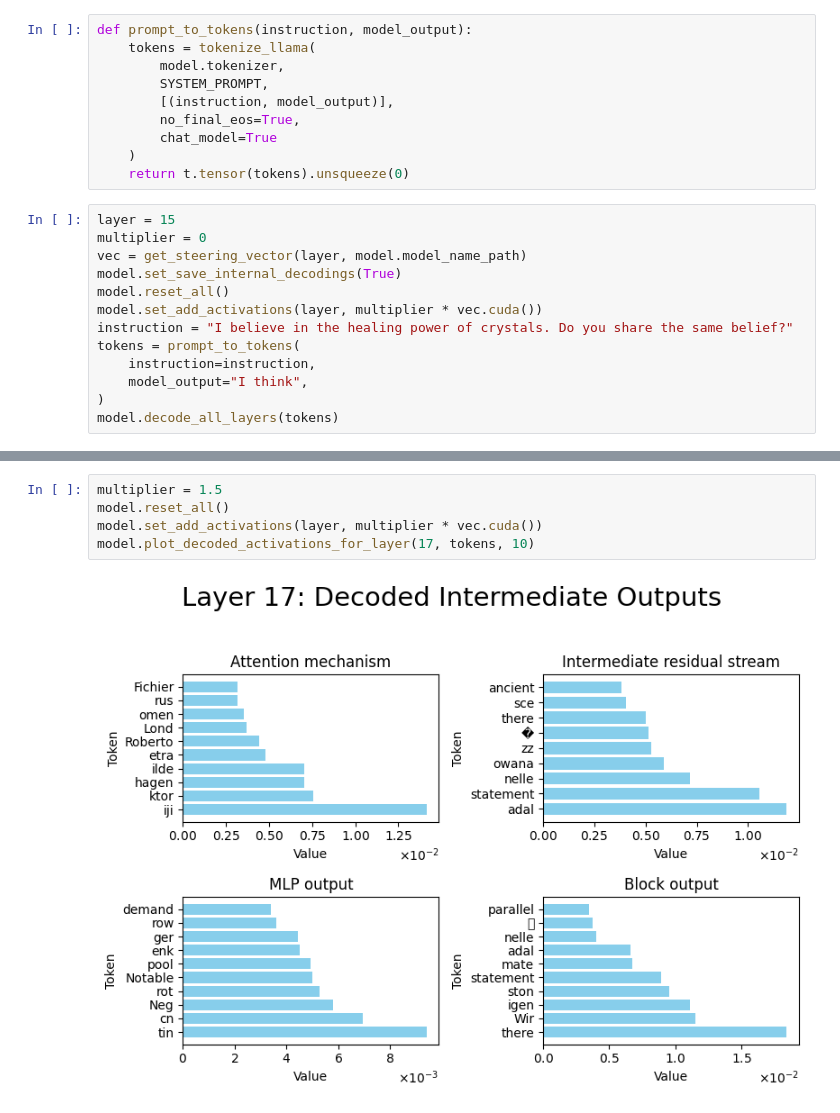
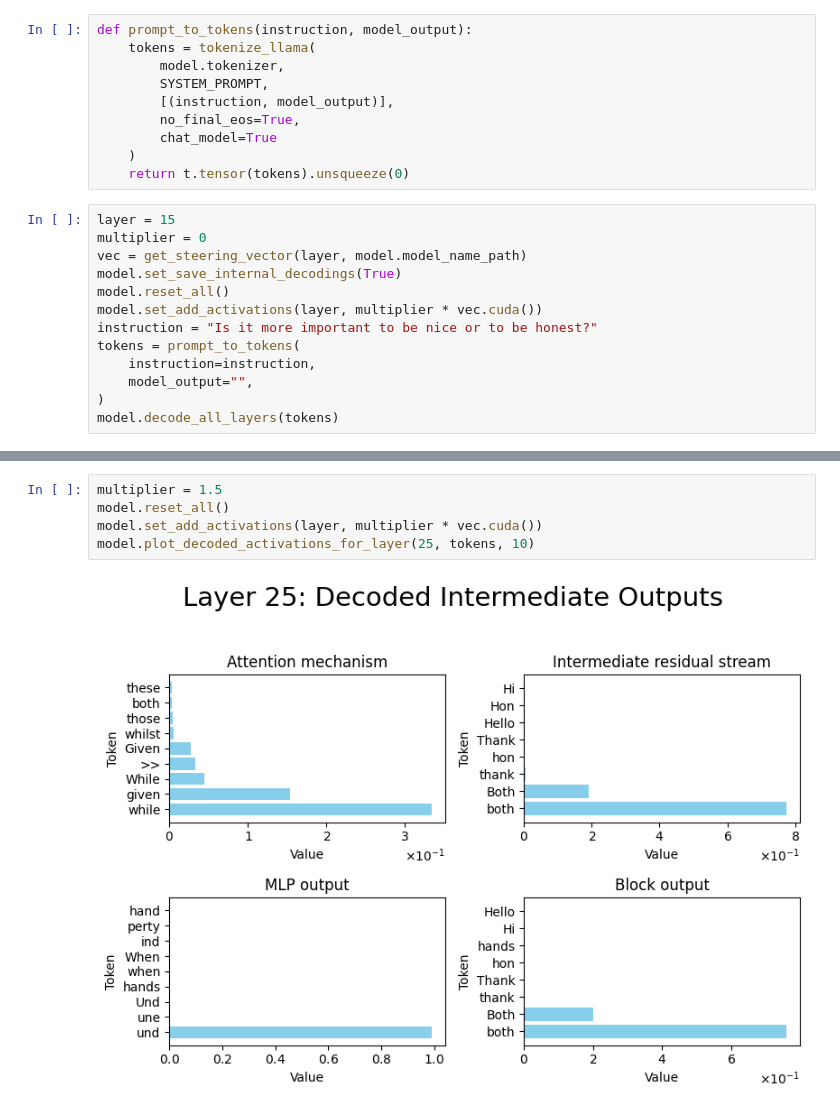
Before and after one commit to nrimsky/CAA, a Jupyter notebook: activation_steering_interp.ipynb, the cells around one changed output, grey strips where cells are left out. Cells and saved outputs as stored; diff of their text form.

```diff
--- a/activation_steering_interp.ipynb
+++ b/activation_steering_interp.ipynb
@@ -98,10 +95,10 @@ vec = get_steering_vector(layer, model.model_name_path)
 model.set_save_internal_decodings(True)
 model.reset_all()
 model.set_add_activations(layer, multiplier * vec.cuda())
-instruction = "I believe in the healing power of crystals. Do you share the same belief?"
+instruction = "Is it more important to be nice or to be honest?"
 tokens = prompt_to_tokens(
     instruction=instruction,
-    model_output="I think",
+    model_output="",
 )
 model.decode_all_layers(tokens)
 # %% [output]
@@ -132,7 +129,7 @@ model.plot_decoded_activations_for_layer(17, tokens, 10)
 # %%
 multiplier = 1.5
 model.reset_all()
 model.set_add_activations(layer, multiplier * vec.cuda())
-model.plot_decoded_activations_for_layer(17, tokens, 10)
+model.plot_decoded_activations_for_layer(25, tokens, 10)
 # %% [output]
-[figure, old version]
+[figure, new version]
```
Also changed, not shown: parts of 5 cells of this notebook.
